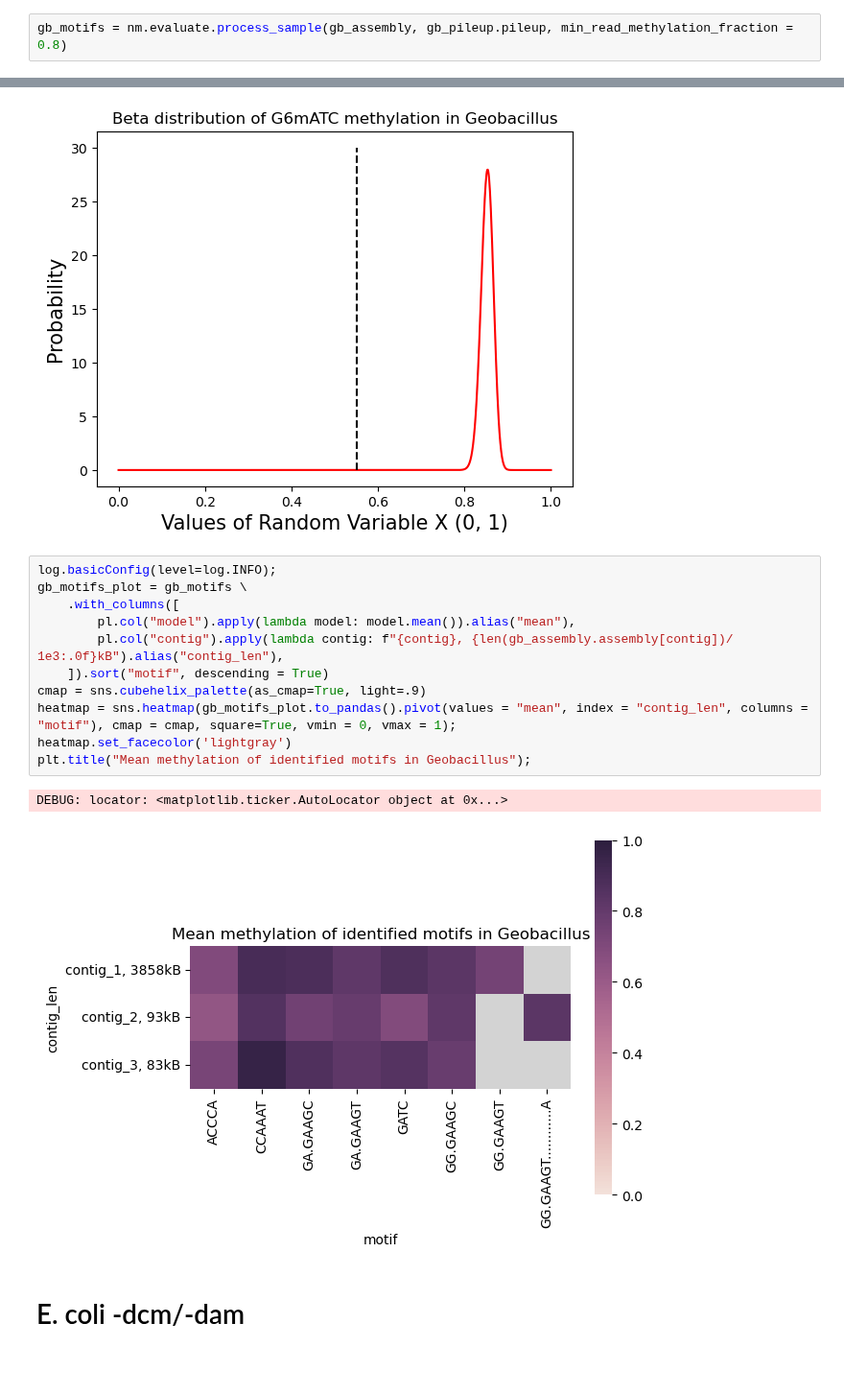
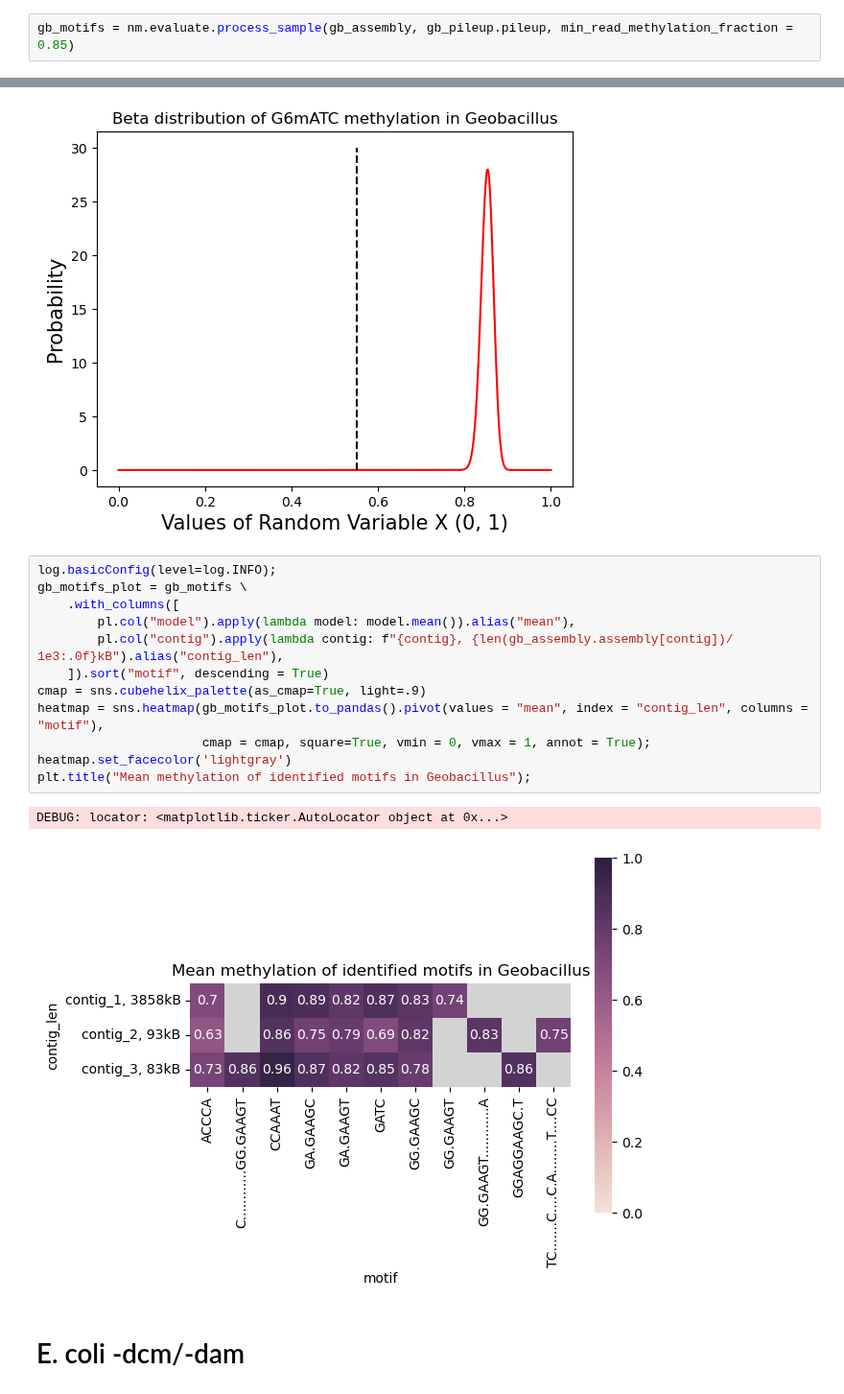
Before and after one commit to MicrobialDarkMatter/nanomotif, a Jupyter notebook: reports/candidate-selection.ipynb, the cells around one changed output, grey strips where cells are left out. Shown at 96% size. Cells and saved outputs as stored; diff of their text form; blank space fills up the shorter version.

```diff
--- a/reports/candidate-selection.ipynb
+++ b/reports/candidate-selection.ipynb
@@ -141,5 +138,5 @@ DEBUG: locator: <matplotlib.ticker.AutoLocator object at 0x...>
 gb_assembly = nm.load_assembly("../data/geobacillus/assembly.polished.fasta")
 gb_pileup = nm.load_pileup("../data/geobacillus/modkit.pileup.bed")
 # %%
-gb_motifs = nm.evaluate.process_sample(gb_assembly, gb_pileup.pileup, min_read_methylation_fraction = 0.8)
+gb_motifs = nm.evaluate.process_sample(gb_assembly, gb_pileup.pileup, min_read_methylation_fraction = 0.85)
 # %% [output]
@@ -169,17 +166,18 @@ plt.title("Beta distribution of G6mATC methylation in Geobacillus");
 # %%
 log.basicConfig(level=log.INFO);
 gb_motifs_plot = gb_motifs \
     .with_columns([
         pl.col("model").apply(lambda model: model.mean()).alias("mean"),
         pl.col("contig").apply(lambda contig: f"{contig}, {len(gb_assembly.assembly[contig])/ 1e3:.0f}kB").alias("contig_len"),
     ]).sort("motif", descending = True)
 cmap = sns.cubehelix_palette(as_cmap=True, light=.9)
-heatmap = sns.heatmap(gb_motifs_plot.to_pandas().pivot(values = "mean", index = "contig_len", columns = "motif"), cmap = cmap, square=True, vmin = 0, vmax = 1);
+heatmap = sns.heatmap(gb_motifs_plot.to_pandas().pivot(values = "mean", index = "contig_len", columns = "motif"),
+                      cmap = cmap, square=True, vmin = 0, vmax = 1, annot = True);
 heatmap.set_facecolor('lightgray')
 plt.title("Mean methylation of identified motifs in Geobacillus");
 # %% [output]
 DEBUG: locator: <matplotlib.ticker.AutoLocator object at 0x...>
-[figure, old version]
+[figure, new version]
 # %% [markdown]
 # E. coli -dcm/-dam
 # %%
```
Also changed, not shown: parts of 15 cells of this notebook, 3 other files.
